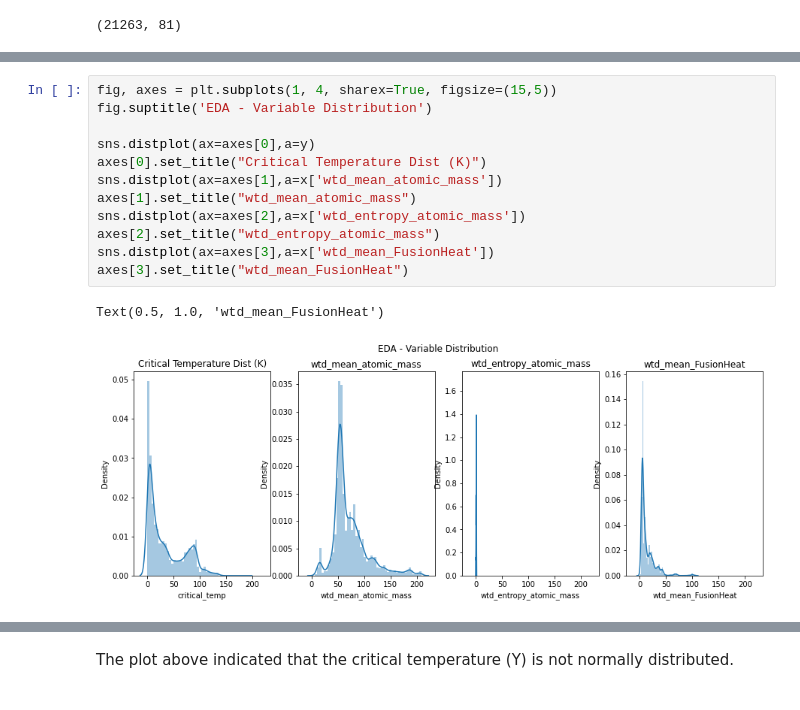
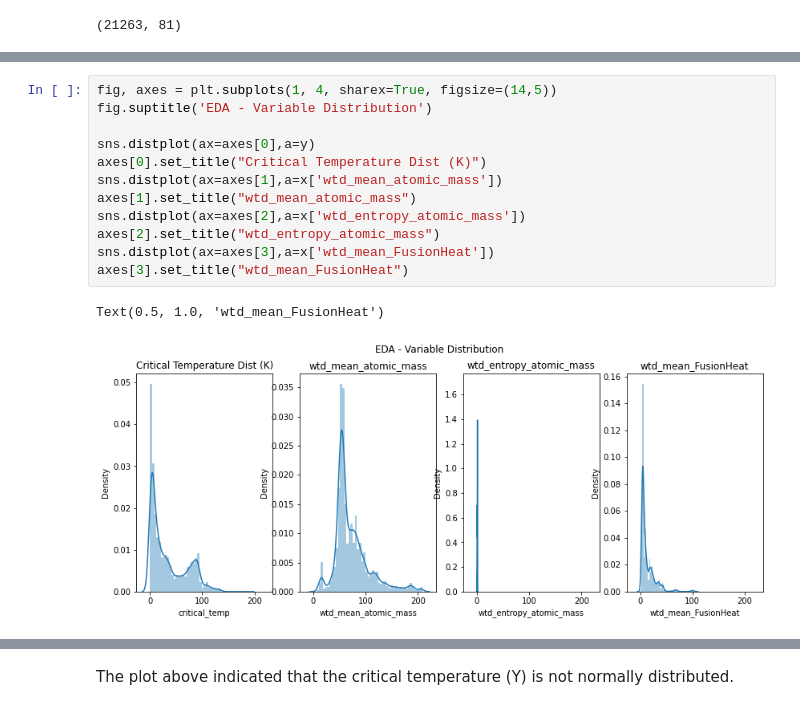
Before and after one commit to kuohu233/IE_7300, a Jupyter notebook: project.ipynb, the cells around one changed output, grey strips where cells are left out. Drawn from its saved outputs; the diff is of its cells as text.

```diff
--- a/project.ipynb
+++ b/project.ipynb
@@ -135,15 +140,15 @@ Check if key variables are normally distributed.
 # %%
-fig, axes = plt.subplots(1, 4, sharex=True, figsize=(15,5))
+fig, axes = plt.subplots(1, 4, sharex=True, figsize=(14,5))
 fig.suptitle('EDA - Variable Distribution')
 
 sns.distplot(ax=axes[0],a=y)
 axes[0].set_title("Critical Temperature Dist (K)")
 sns.distplot(ax=axes[1],a=x['wtd_mean_atomic_mass'])
 axes[1].set_title("wtd_mean_atomic_mass")
 sns.distplot(ax=axes[2],a=x['wtd_entropy_atomic_mass'])
 axes[2].set_title("wtd_entropy_atomic_mass")
 sns.distplot(ax=axes[3],a=x['wtd_mean_FusionHeat'])
 axes[3].set_title("wtd_mean_FusionHeat")
 # %% [output]
 Text(0.5, 1.0, 'wtd_mean_FusionHeat')
-[figure, old version]
+[figure, new version]
```
Also changed, not shown: parts of 15 cells of this notebook.
